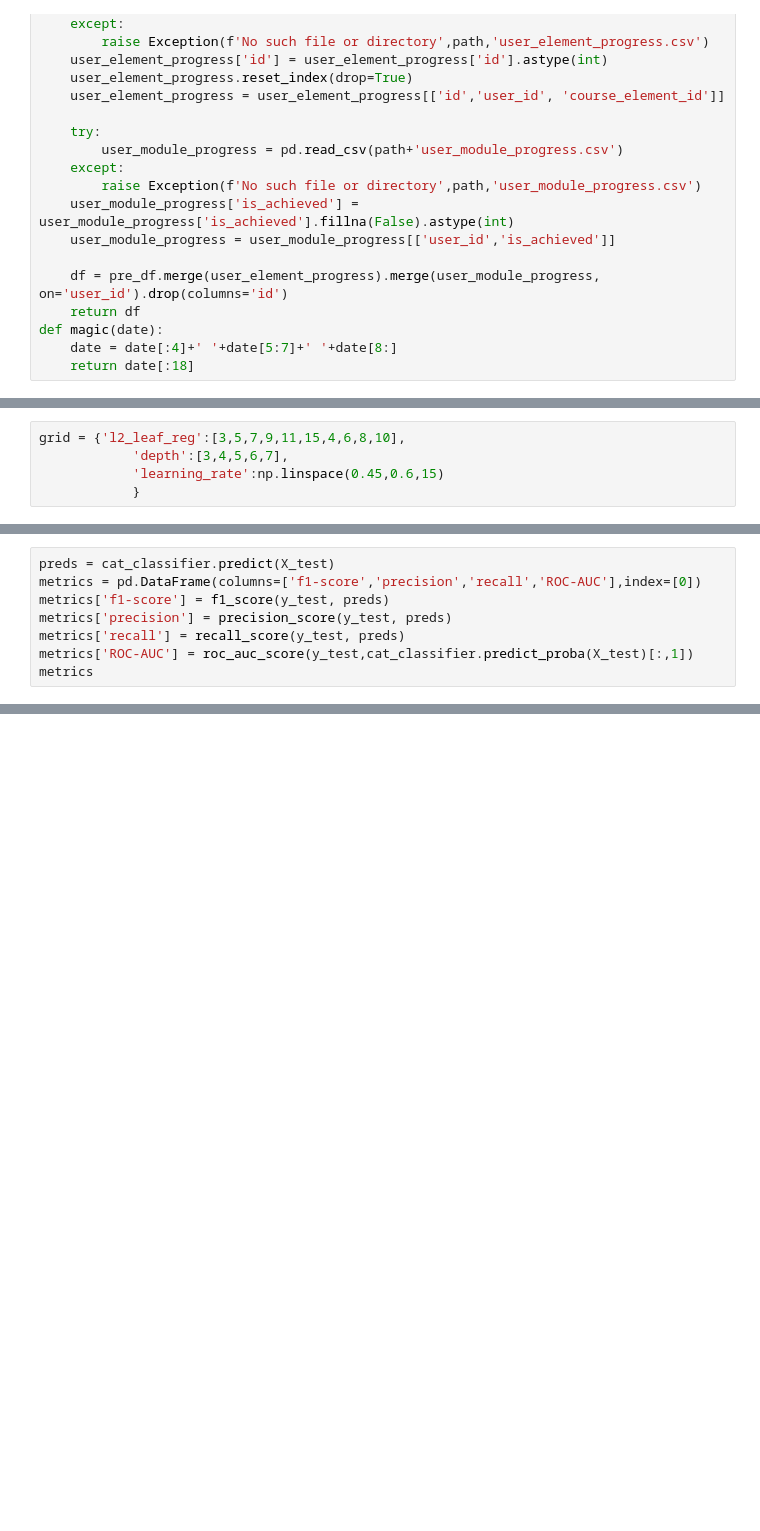
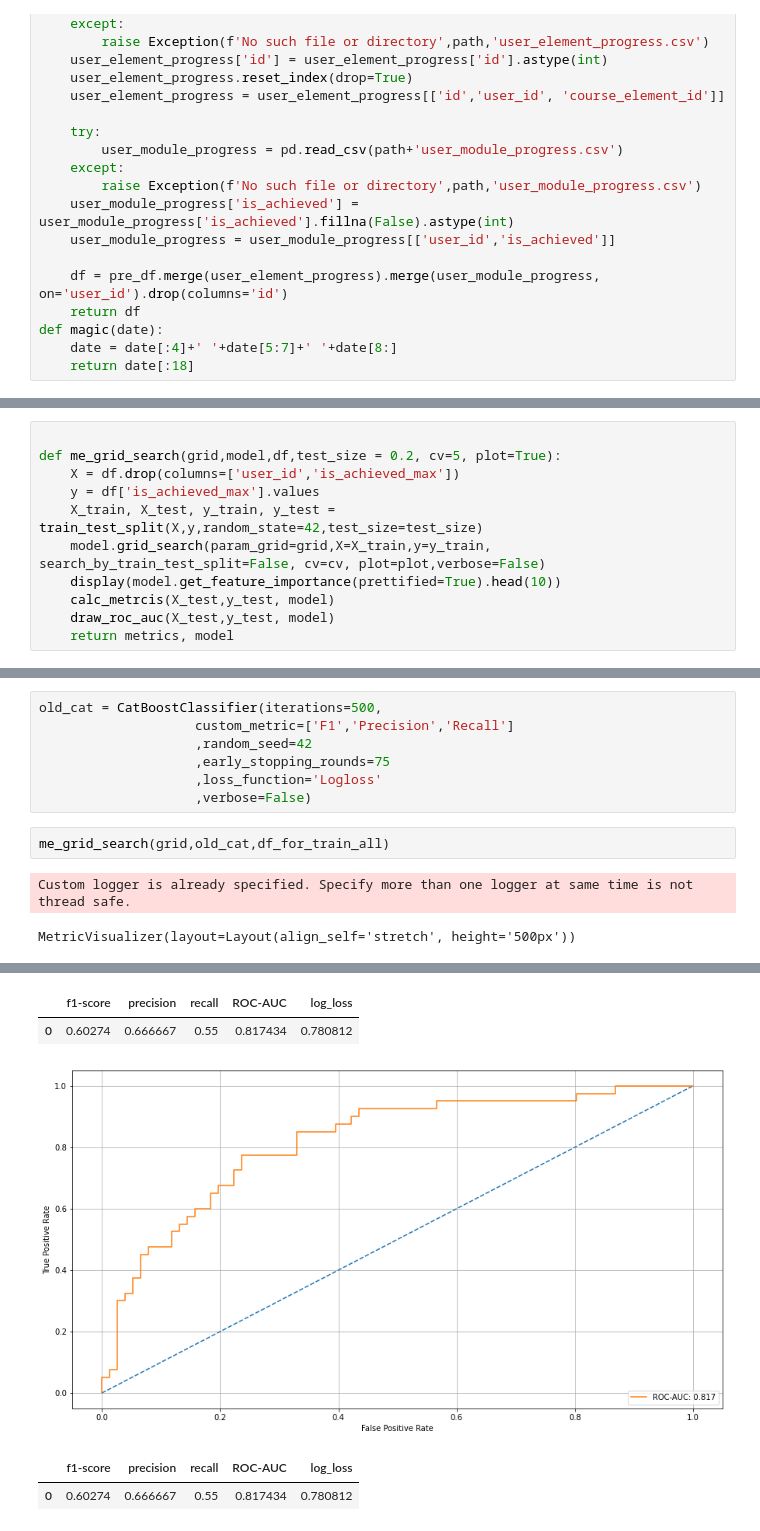
Before and after one commit to deethereal/Sirius_project, a Jupyter notebook: classificcator.ipynb, the cells around one changed output, grey strips where cells are left out. Saved outputs shown, nothing was run; the diff lists cells and outputs as text; blank space fills up the shorter version.

```diff
--- a/classificcator.ipynb
+++ b/classificcator.ipynb
@@ -186,5 +105,0 @@ X_train, X_test, y_train, y_test = train_test_split(X,y,random_state=42,test_siz
-# %%
-grid = {'l2_leaf_reg':[3,5,7,9,11,15,4,6,8,10],
-            'depth':[3,4,5,6,7],
-            'learning_rate':np.linspace(0.45,0.6,15)
-            }
@@ -245,8 +105,0 @@ cat_classifier.get_feature_importance(prettified=True)
-# %%
-preds = cat_classifier.predict(X_test)
-metrics = pd.DataFrame(columns=['f1-score','precision','recall','ROC-AUC'],index=[0])
-metrics['f1-score'] = f1_score(y_test, preds)
-metrics['precision'] = precision_score(y_test, preds)
-metrics['recall'] = recall_score(y_test, preds)
-metrics['ROC-AUC'] = roc_auc_score(y_test,cat_classifier.predict_proba(X_test)[:,1])
-metrics
@@ -270,0 +106,11 @@ metrics.to_csv('metrics.csv')
+# %%
+
+def me_grid_search(grid,model,df,test_size = 0.2, cv=5, plot=True):
+    X = df.drop(columns=['user_id','is_achieved_max'])
+    y = df['is_achieved_max'].values
+    X_train, X_test, y_train, y_test = train_test_split(X,y,random_state=42,test_size=test_size)
+    model.grid_search(param_grid=grid,X=X_train,y=y_train, search_by_train_test_split=False, cv=cv, plot=plot,verbose=False)
+    display(model.get_feature_importance(prettified=True).head(10))
+    calc_metrcis(X_test,y_test, model)
+    draw_roc_auc(X_test,y_test, model)
+    return metrics, model
@@ -270,0 +345,12 @@ metrics.to_csv('metrics.csv')
+# %%
+old_cat = CatBoostClassifier(iterations=500,
+                    custom_metric=['F1','Precision','Recall']
+                    ,random_seed=42
+                    ,early_stopping_rounds=75
+                    ,loss_function='Logloss'
+                    ,verbose=False)
+# %%
+me_grid_search(grid,old_cat,df_for_train_all)
+# %% [output]
+Custom logger is already specified. Specify more than one logger at same time is not thread safe.
+MetricVisualizer(layout=Layout(align_self='stretch', height='500px'))
@@ -270,0 +385,5 @@ metrics.to_csv('metrics.csv')
+|  | f1-score | precision | recall | ROC-AUC | log_loss |
+| 0 | 0.60274 | 0.666667 | 0.55 | 0.817434 | 0.780812 |
+[figure, added]
+|  | f1-score | precision | recall | ROC-AUC | log_loss |
+| 0 | 0.60274 | 0.666667 | 0.55 | 0.817434 | 0.780812 |
```
Also changed, not shown: parts of 42 cells of this notebook, 1 other file.
